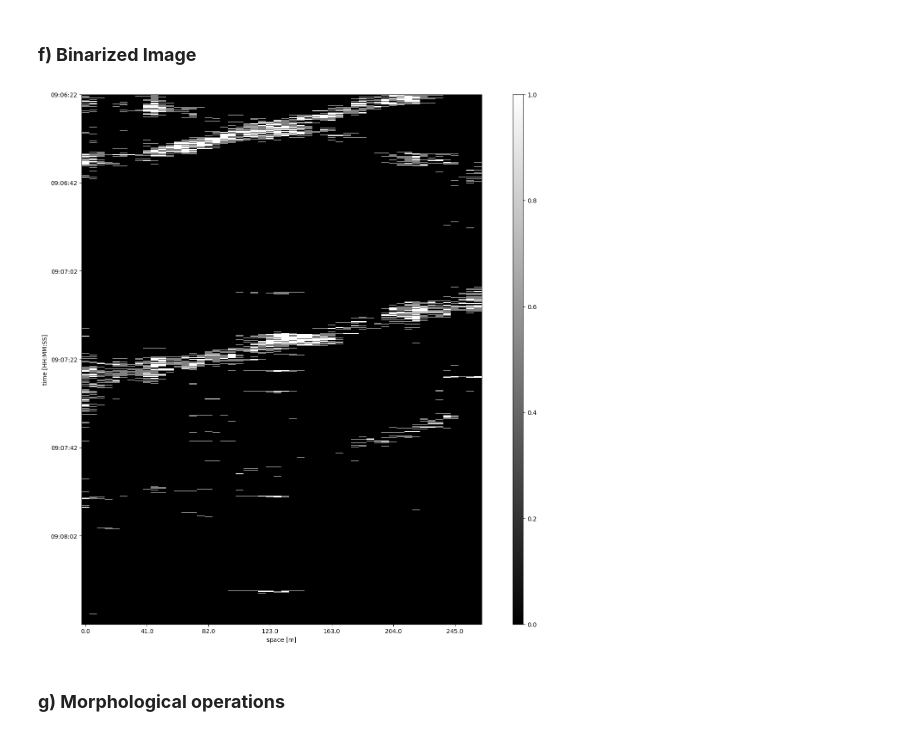
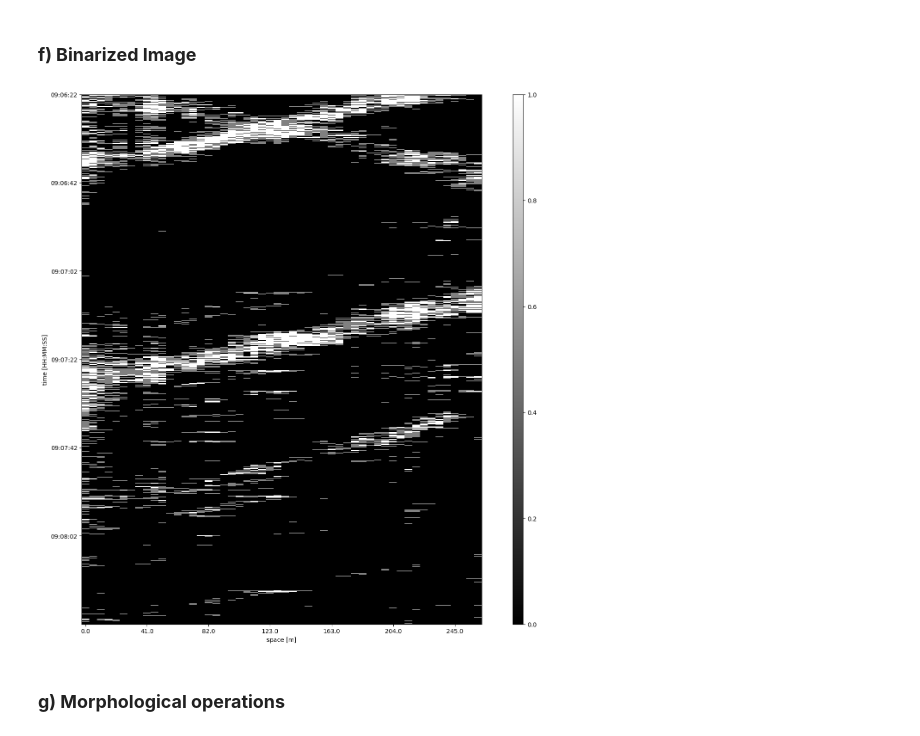
Before and after one commit to PBalewski/Movement-detection-in-DAS-recordings, a Jupyter notebook: DAS_file_overview.ipynb, the cells around one changed output. Drawn from its saved outputs; the diff is of its cells as text; code cells hidden in the pictures.

```diff
--- a/DAS_file_overview.ipynb
+++ b/DAS_file_overview.ipynb
@@ -238,11 +252,11 @@ display_gray(norm_power_data, index, columns)
 # %% [markdown]
 ### **f) Binarized Image** ###
 # %%
-threshold = np.percentile(standardized_data, [90])
+threshold = np.percentile(standardized_data, [86])
 binarized_img = norm_mm_data > threshold
 display_gray(binarized_img, index, columns) # No matter which data we take, result is always the same
 # %% [output]
-[figure, old version]
+[figure, new version]
 # %% [markdown]
 ### **g) Morphological operations** ###
 # %% [markdown]
```
Also changed, not shown: parts of 11 cells of this notebook.
